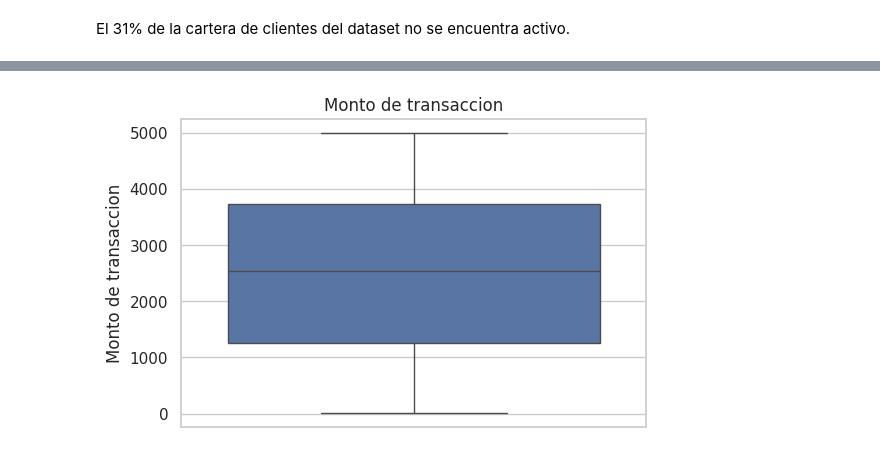
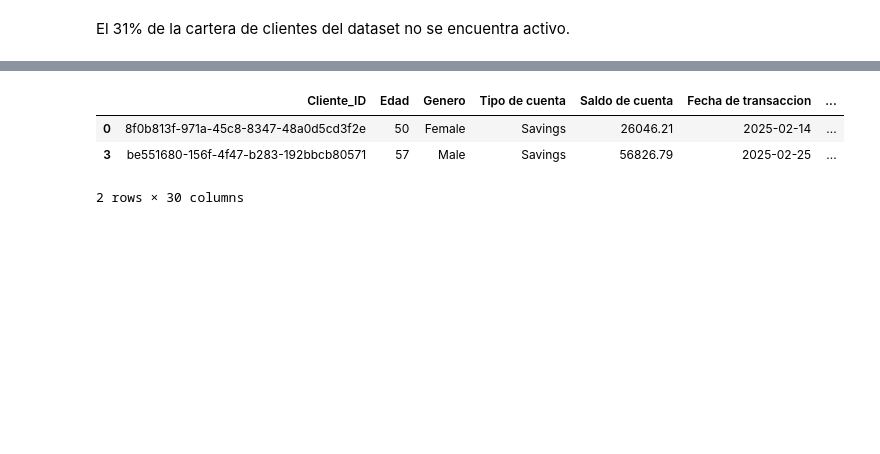
Before and after one commit to jmestralet/Proyecto_DS_Coderhouse, a Jupyter notebook: Proyecto.ipynb, the cells around one changed output, grey strips where cells are left out. Cells and saved outputs as stored; diff of their text form; code cells hidden in the pictures; blank space fills up the shorter version.

```diff
--- a/Proyecto.ipynb
+++ b/Proyecto.ipynb
@@ -410,9 +579,9 @@ plt.show() # Muestra el gráfico
-# %%
-# --- Box Plot de Calificaciones ---
-plt.figure(figsize=(6, 4))
-sns.boxplot(data=df, y='Monto de transaccion') # Usamos 'y' para un boxplot vertical
-plt.title('Monto de transaccion')
-plt.ylabel('Monto de transaccion')
-plt.show()
-# %% [output]
-[figure, removed]
+# %%
+df_fugados=df[df['Etiqueta de abandono'] == 1]
+# %%
+df_fugados.head(2)
+# %% [output]
+|  | Cliente_ID | Edad | Genero | Tipo de cuenta | Saldo de cuenta | Fecha de transaccion | ... |
+| 0 | 8f0b813f-971a-45c8-8347-48a0d5cd3f2e | 50 | Female | Savings | 26046.21 | 2025-02-14 | ... |
+| 3 | be551680-156f-4f47-b283-192bbcb80571 | 57 | Male | Savings | 56826.79 | 2025-02-25 | ... |
+2 rows × 30 columns
```
Also changed, not shown: parts of 27 cells of this notebook.
